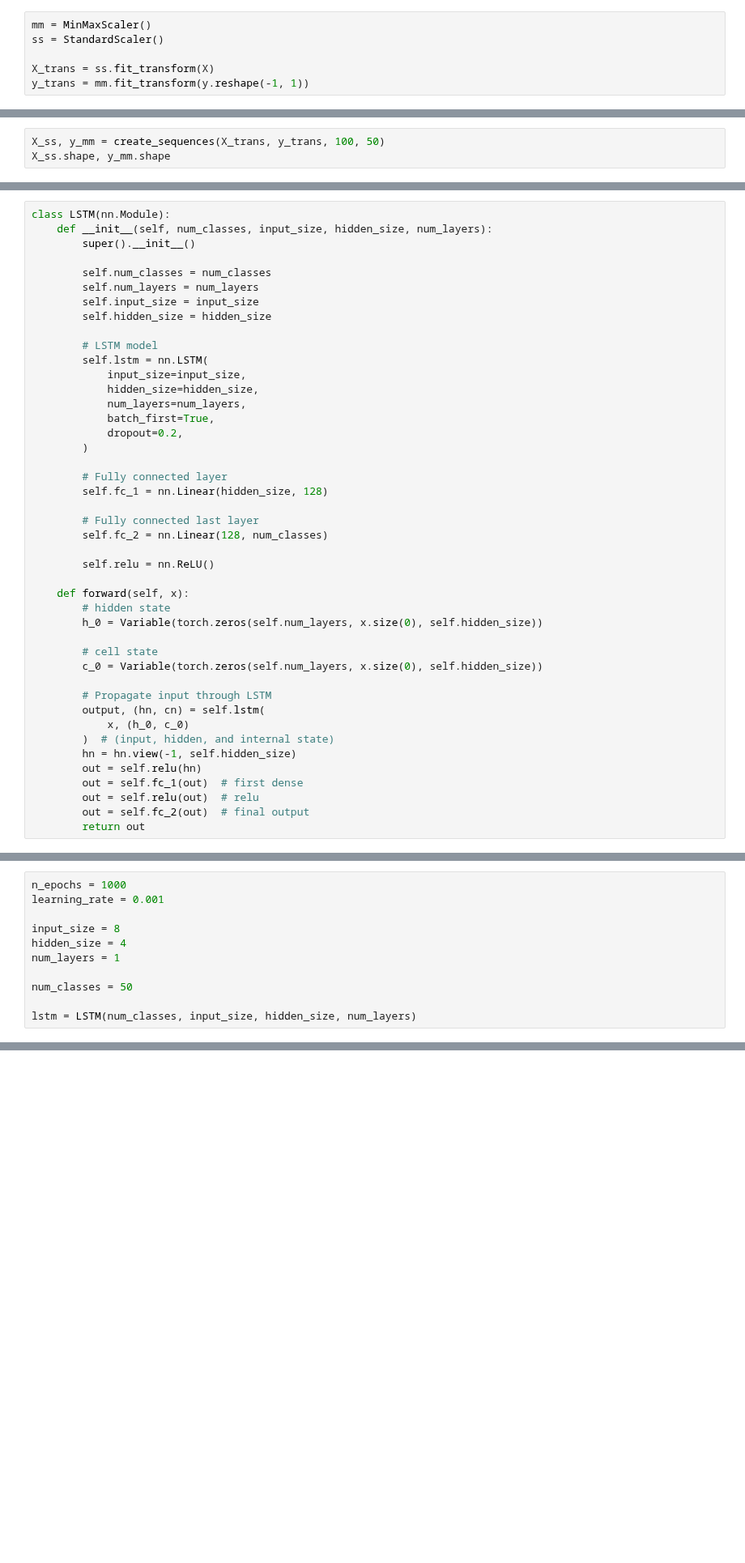
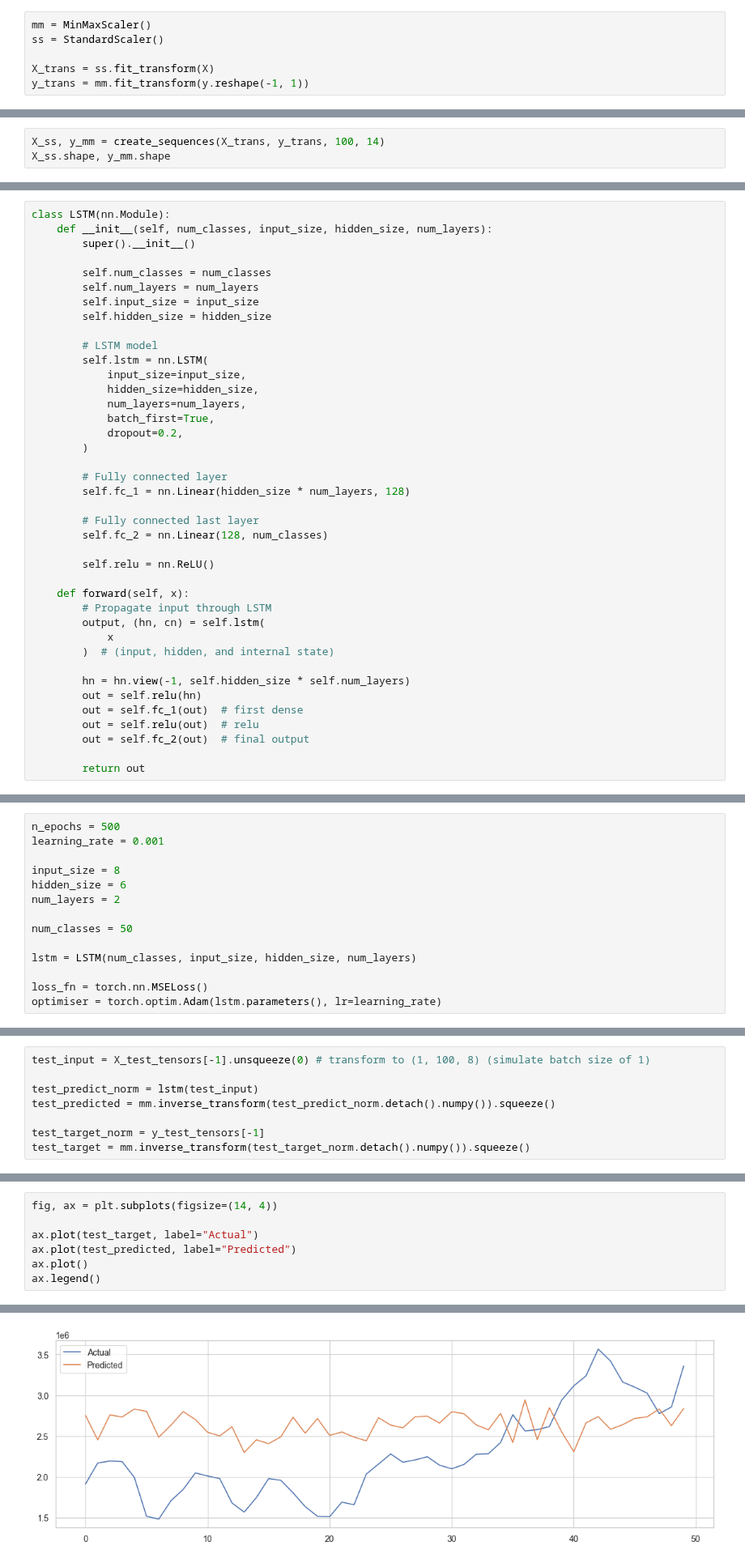
Before and after one commit to f-linus/natural_gas_consumption_modelling, a Jupyter notebook: notebooks/modelling/005 Long short-term memory ANN.ipynb, the cells around one changed output, grey strips where cells are left out. Shown at 81% size. Saved outputs shown, nothing was run; the diff lists cells and outputs as text; blank space fills up the shorter version.

```diff
--- a/notebooks/modelling/005 Long short-term memory ANN.ipynb
+++ b/notebooks/modelling/005 Long short-term memory ANN.ipynb
@@ -43,6 +50,6 @@ def create_sequences(X, y, n_steps_x, n_steps_y):
         ys.append(seq_y)
     return np.array(Xs), np.array(ys)
 # %%
-X_ss, y_mm = create_sequences(X_trans, y_trans, 100, 50)
+X_ss, y_mm = create_sequences(X_trans, y_trans, 100, 14)
 X_ss.shape, y_mm.shape
 # %% [output]
@@ -92,7 +99,7 @@ class LSTM(nn.Module):
         )
 
         # Fully connected layer
-        self.fc_1 = nn.Linear(hidden_size, 128)
+        self.fc_1 = nn.Linear(hidden_size * num_layers, 128)
 
         # Fully connected last layer
         self.fc_2 = nn.Linear(128, num_classes)
@@ -100,21 +107,17 @@ class LSTM(nn.Module):
         self.relu = nn.ReLU()
 
     def forward(self, x):
-        # hidden state
-        h_0 = Variable(torch.zeros(self.num_layers, x.size(0), self.hidden_size))
-
-        # cell state
-        c_0 = Variable(torch.zeros(self.num_layers, x.size(0), self.hidden_size))
-
         # Propagate input through LSTM
         output, (hn, cn) = self.lstm(
-            x, (h_0, c_0)
+            x
         )  # (input, hidden, and internal state)
-        hn = hn.view(-1, self.hidden_size)
+
+        hn = hn.view(-1, self.hidden_size * self.num_layers)
         out = self.relu(hn)
         out = self.fc_1(out)  # first dense
         out = self.relu(out)  # relu
         out = self.fc_2(out)  # final output
+
         return out
 # %%
 def training_loop(n_epochs, lstm, optimiser, loss_fn, X_train, y_train, X_test, y_test):
@@ -140,12 +143,15 @@ def training_loop(n_epochs, lstm, optimiser, loss_fn, X_train, y_train, X_test,
             )
 # %%
-n_epochs = 1000
+n_epochs = 500
 learning_rate = 0.001
 
 input_size = 8
-hidden_size = 4
-num_layers = 1
+hidden_size = 6
+num_layers = 2
 
 num_classes = 50
 
 lstm = LSTM(num_classes, input_size, hidden_size, num_layers)
+
+loss_fn = torch.nn.MSELoss()
+optimiser = torch.optim.Adam(lstm.parameters(), lr=learning_rate)
@@ -151,0 +175,8 @@ lstm = LSTM(num_classes, input_size, hidden_size, num_layers)
+# %%
+test_input = X_test_tensors[-1].unsqueeze(0) # transform to (1, 100, 8) (simulate batch size of 1)
+
+test_predict_norm = lstm(test_input)
+test_predicted = mm.inverse_transform(test_predict_norm.detach().numpy()).squeeze()
+
+test_target_norm = y_test_tensors[-1]
+test_target = mm.inverse_transform(test_target_norm.detach().numpy()).squeeze()
@@ -151,0 +195,8 @@ lstm = LSTM(num_classes, input_size, hidden_size, num_layers)
+# %%
+fig, ax = plt.subplots(figsize=(14, 4))
+
+ax.plot(test_target, label="Actual")
+ax.plot(test_predicted, label="Predicted")
+ax.plot()
+ax.legend()
+# %% [output]
@@ -151,0 +204 @@ lstm = LSTM(num_classes, input_size, hidden_size, num_layers)
+[figure, added]
```
Also changed, not shown: parts of 8 cells of this notebook, 2 other files.
